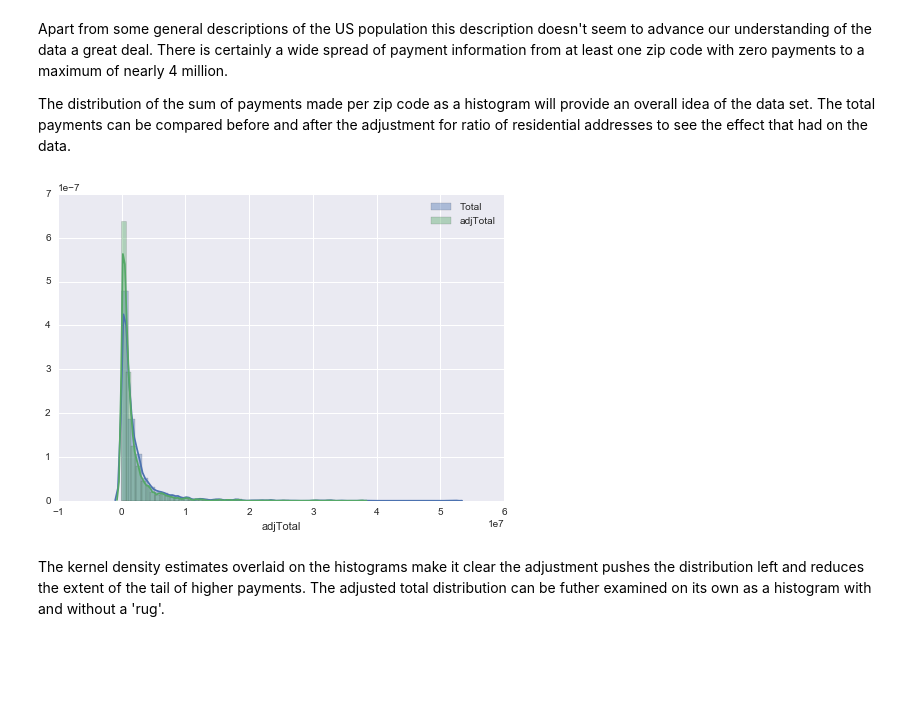
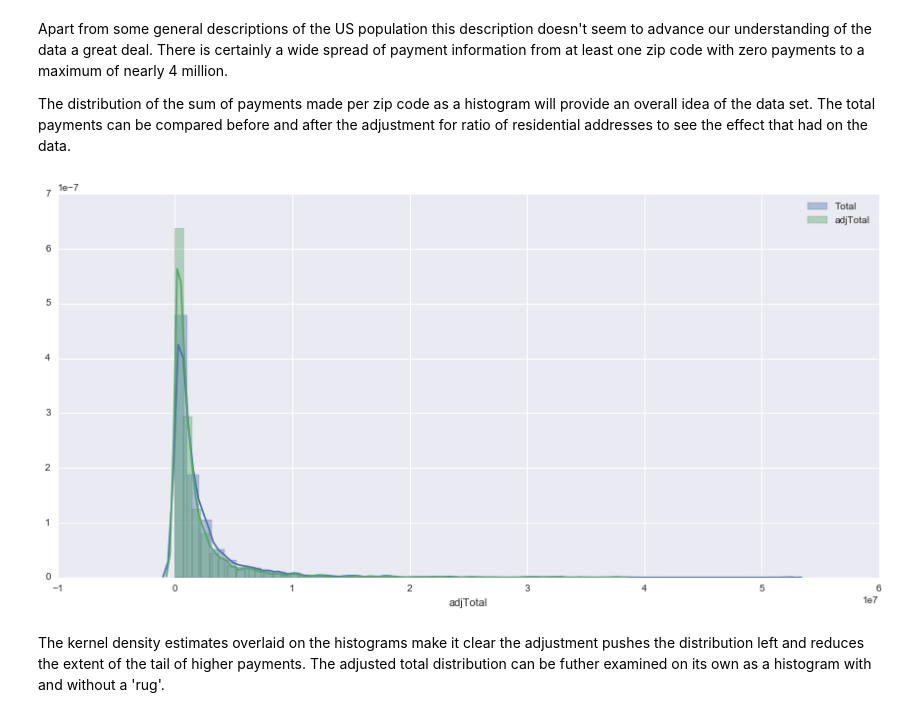
Before and after one commit to ilmcconnell/DS-SEA-3-Project-ILM, a Jupyter notebook: FinalPaperILM.ipynb, the cells around one changed output. Cells and saved outputs as stored; diff of their text form; code cells hidden in the pictures; blank space fills up the shorter version.

```diff
--- a/FinalPaperILM.ipynb
+++ b/FinalPaperILM.ipynb
@@ -363,16 +363,18 @@ The distribution of the sum of payments made per zip code as a histogram will pr
 # %%
 %matplotlib inline
 from scipy import stats, integrate
 sns.set(color_codes=True)
 
 totalByZIP = numericCensusZipPaymentNoNan.groupby('ZIP').Total.sum()
 adjTotalByZIP = numericCensusZipPaymentNoNan.groupby('ZIP').adjTotal.sum()
 
+sns.set(rc={"figure.figsize": (15, 7)})
 sns.distplot(totalByZIP, label = 'Total')
 sns.distplot(adjTotalByZIP, label ='adjTotal')
-plt.legend();
+plt.legend()
+plt.show();
 # %% [output]
-[figure, old version]
+[figure, new version]
 # %% [markdown]
 The kernel density estimates overlaid on the histograms make it clear the adjustment pushes the distribution left and reduces the extent of the tail of higher payments. The adjusted total distribution can be futher examined on its own as a histogram with and without a 'rug'.
 # %%
```
Also changed, not shown: parts of 5 cells of this notebook.
